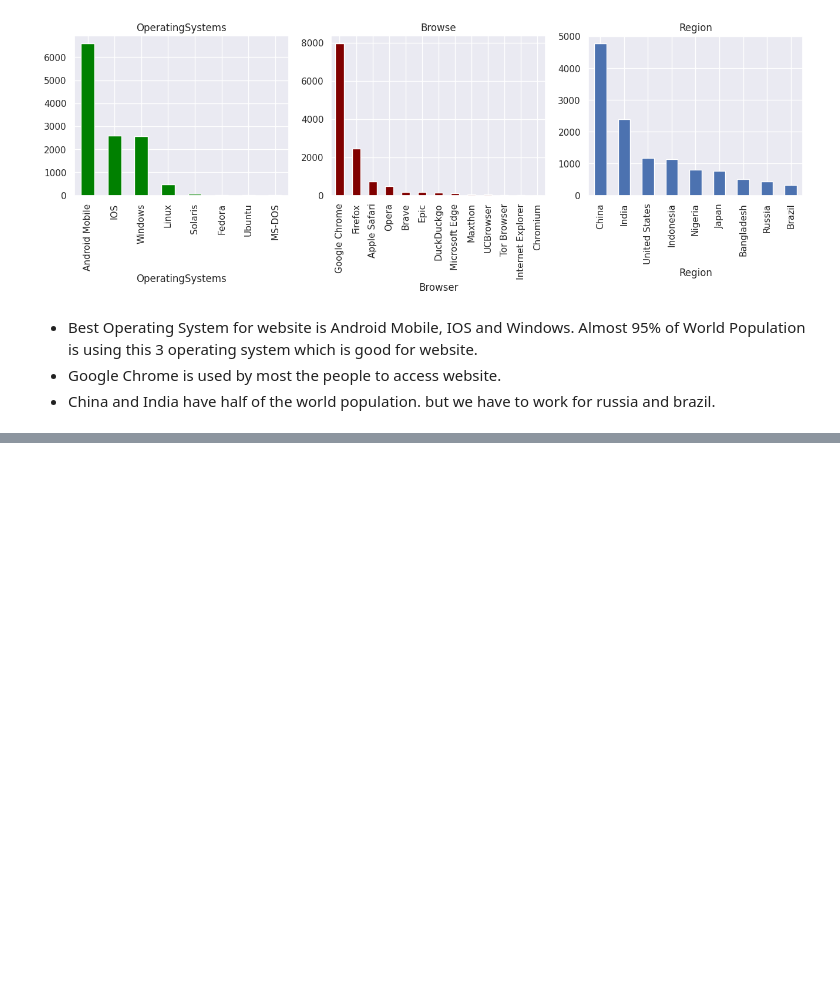
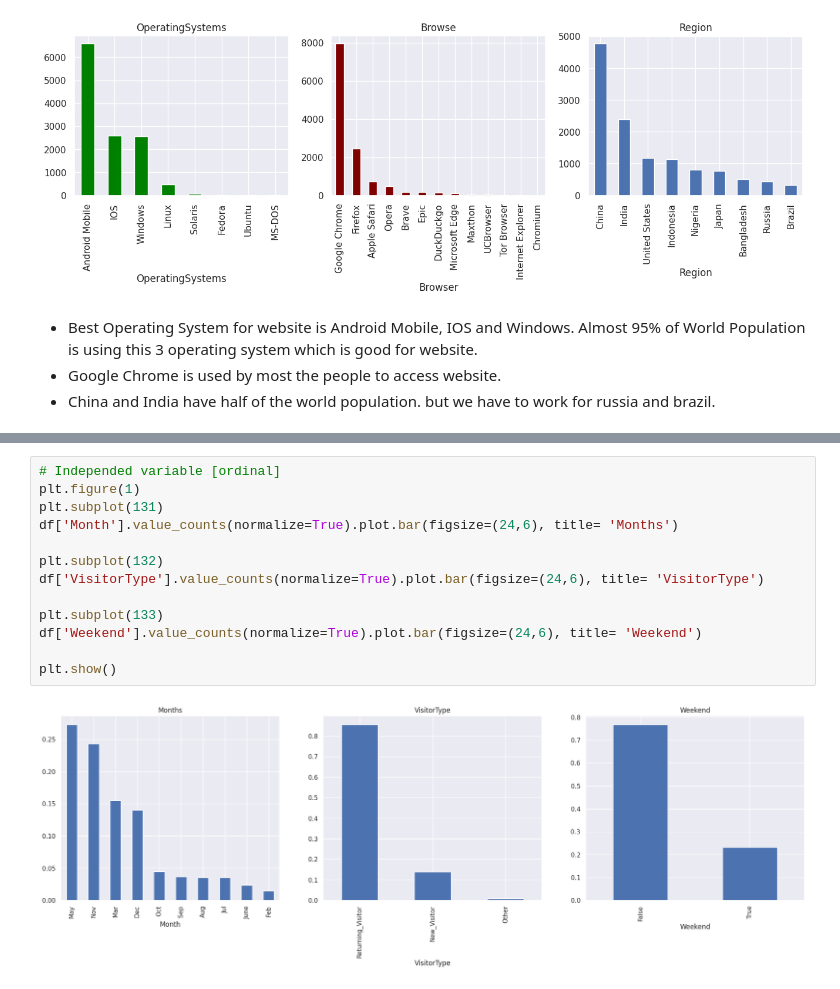
Before and after one commit to cepdnaclk/e19-CO544-Online-Shoppers-Purchase-Prediction, a Jupyter notebook: Code/Online_Shoppers_Purchasing_Intention.ipynb, the cells around one changed output, grey strips where cells are left out. Saved outputs shown, nothing was run; the diff lists cells and outputs as text; blank space fills up the shorter version.

```diff
--- a/Code/Online_Shoppers_Purchasing_Intention.ipynb
+++ b/Code/Online_Shoppers_Purchasing_Intention.ipynb
@@ -171,0 +177,15 @@ plt.show()
+# %%
+# Independed variable [ordinal]
+plt.figure(1)
+plt.subplot(131)
+df['Month'].value_counts(normalize=True).plot.bar(figsize=(24,6), title= 'Months')
+
+plt.subplot(132)
+df['VisitorType'].value_counts(normalize=True).plot.bar(figsize=(24,6), title= 'VisitorType')
+
+plt.subplot(133)
+df['Weekend'].value_counts(normalize=True).plot.bar(figsize=(24,6), title= 'Weekend')
+
+plt.show()
+# %% [output]
+[figure, added]
```
Also changed, not shown: parts of 8 cells of this notebook.
